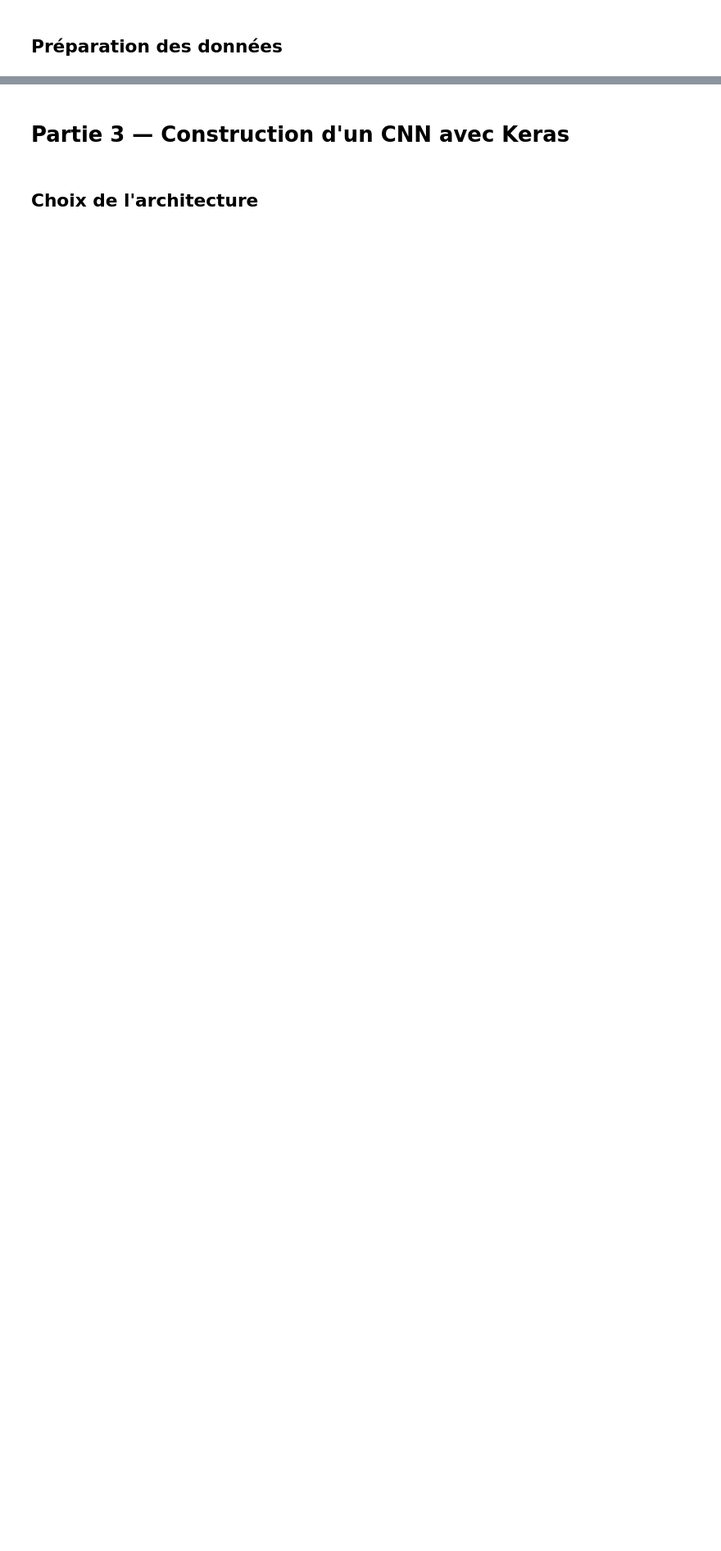
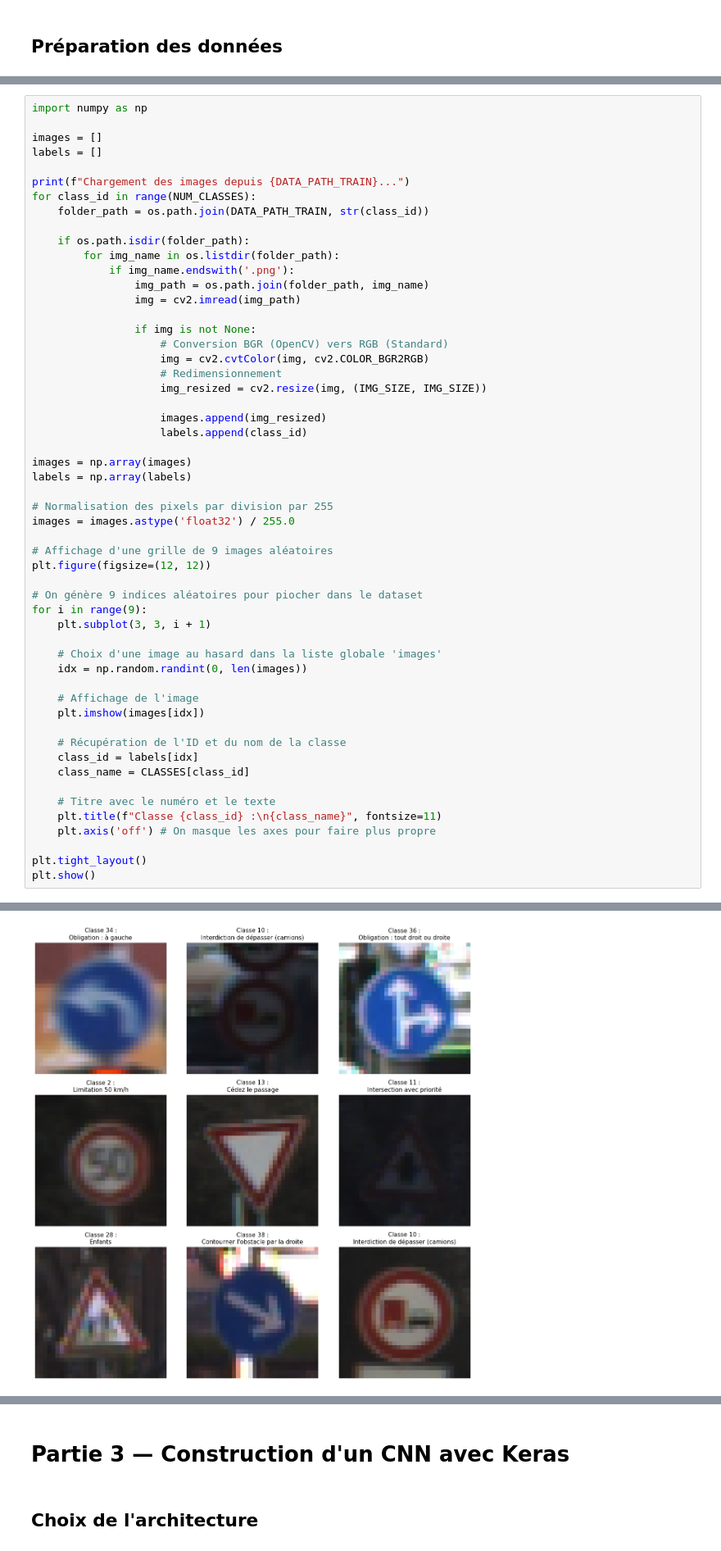
Before and after one commit to Minetriforce/DL_project_traffic_signs, a Jupyter notebook: project_traffic_signs.ipynb, the cells around one changed output, grey strips where cells are left out. Shown at 82% size. Drawn from its saved outputs; the diff is of its cells as text; blank space fills up the shorter version.

Commit message:
Partie 1 : Redimensionnement des images et normalisation des pixels + création des ensembles de train et validation

```diff
--- a/project_traffic_signs.ipynb
+++ b/project_traffic_signs.ipynb
@@ -206,0 +157,55 @@ Chargement des images depuis /root/.cache/kagglehub/datasets/meowmeowmeowmeowmeo
+# %%
+import numpy as np
+
+images = []
+labels = []
+
+print(f"Chargement des images depuis {DATA_PATH_TRAIN}...")
+for class_id in range(NUM_CLASSES):
+    folder_path = os.path.join(DATA_PATH_TRAIN, str(class_id))
+
+    if os.path.isdir(folder_path):
+        for img_name in os.listdir(folder_path):
+            if img_name.endswith('.png'):
+                img_path = os.path.join(folder_path, img_name)
+                img = cv2.imread(img_path)
+
+                if img is not None:
+                    # Conversion BGR (OpenCV) vers RGB (Standard)
+                    img = cv2.cvtColor(img, cv2.COLOR_BGR2RGB)
+                    # Redimensionnement
+                    img_resized = cv2.resize(img, (IMG_SIZE, IMG_SIZE))
+
+                    images.append(img_resized)
+                    labels.append(class_id)
+
+images = np.array(images)
+labels = np.array(labels)
+
+# Normalisation des pixels par division par 255
+images = images.astype('float32') / 255.0
+
+# Affichage d'une grille de 9 images aléatoires
+plt.figure(figsize=(12, 12))
+
+# On génère 9 indices aléatoires pour piocher dans le dataset
+for i in range(9):
+    plt.subplot(3, 3, i + 1)
+
+    # Choix d'une image au hasard dans la liste globale 'images'
+    idx = np.random.randint(0, len(images))
+
+    # Affichage de l'image
+    plt.imshow(images[idx])
+
+    # Récupération de l'ID et du nom de la classe
+    class_id = labels[idx]
+    class_name = CLASSES[class_id]
+
+    # Titre avec le numéro et le texte
+    plt.title(f"Classe {class_id} :\n{class_name}", fontsize=11)
+    plt.axis('off') # On masque les axes pour faire plus propre
+
+plt.tight_layout()
+plt.show()
+# %% [output]
@@ -206,0 +213 @@ Chargement des images depuis /root/.cache/kagglehub/datasets/meowmeowmeowmeowmeo
+[figure, added]
```
Also changed, not shown: parts of 7 cells of this notebook.
